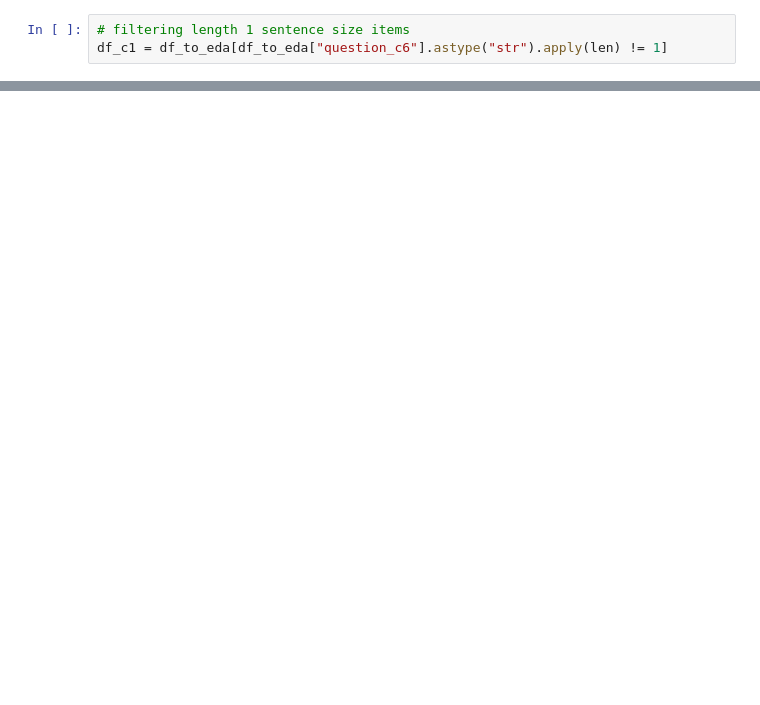
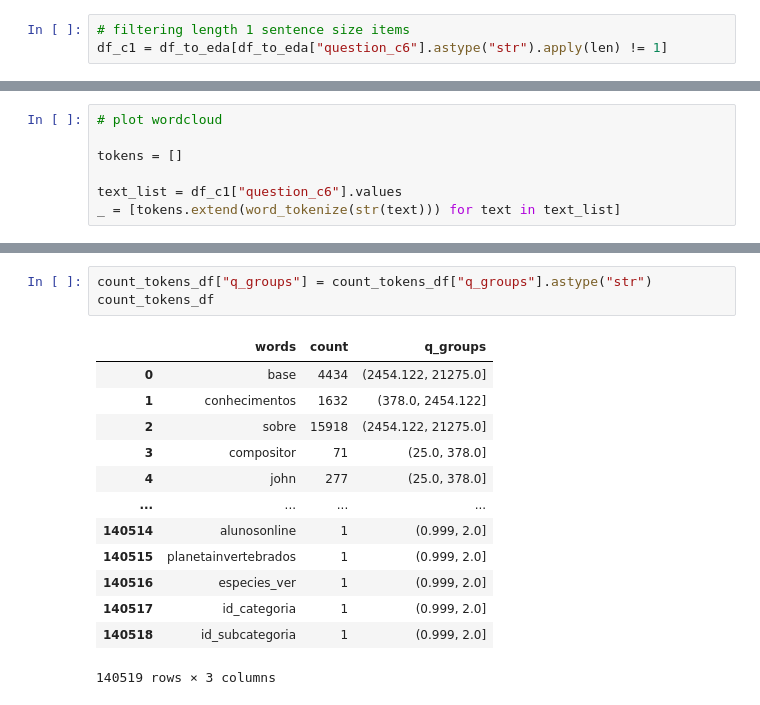
Before and after one commit to LucianoBatista/bncc-classifier, a Jupyter notebook: analysis/notebooks/luciano-01-01-eda.ipynb, the cells around one changed output, grey strips where cells are left out. Drawn from its saved outputs; the diff is of its cells as text; blank space fills up the shorter version.

```diff
--- a/analysis/notebooks/luciano-01-01-eda.ipynb
+++ b/analysis/notebooks/luciano-01-01-eda.ipynb
@@ -96,0 +124,7 @@ df_c1
+# %%
+# plot wordcloud
+
+tokens = []
+
+text_list = df_c1["question_c6"].values
+_ = [tokens.extend(word_tokenize(str(text))) for text in text_list]
@@ -96,0 +165,17 @@ df_c1
+# %%
+count_tokens_df["q_groups"] = count_tokens_df["q_groups"].astype("str")
+count_tokens_df
+# %% [output]
+|  | words | count | q_groups |
+| 0 | base | 4434 | (2454.122, 21275.0] |
+| 1 | conhecimentos | 1632 | (378.0, 2454.122] |
+| 2 | sobre | 15918 | (2454.122, 21275.0] |
+| 3 | compositor | 71 | (25.0, 378.0] |
+| 4 | john | 277 | (25.0, 378.0] |
+| ... | ... | ... | ... |
+| 140514 | alunosonline | 1 | (0.999, 2.0] |
+| 140515 | planetainvertebrados | 1 | (0.999, 2.0] |
+| 140516 | especies_ver | 1 | (0.999, 2.0] |
+| 140517 | id_categoria | 1 | (0.999, 2.0] |
+| 140518 | id_subcategoria | 1 | (0.999, 2.0] |
+140519 rows × 3 columns
```
Also changed, not shown: parts of 16 cells of this notebook, 2 other files.
